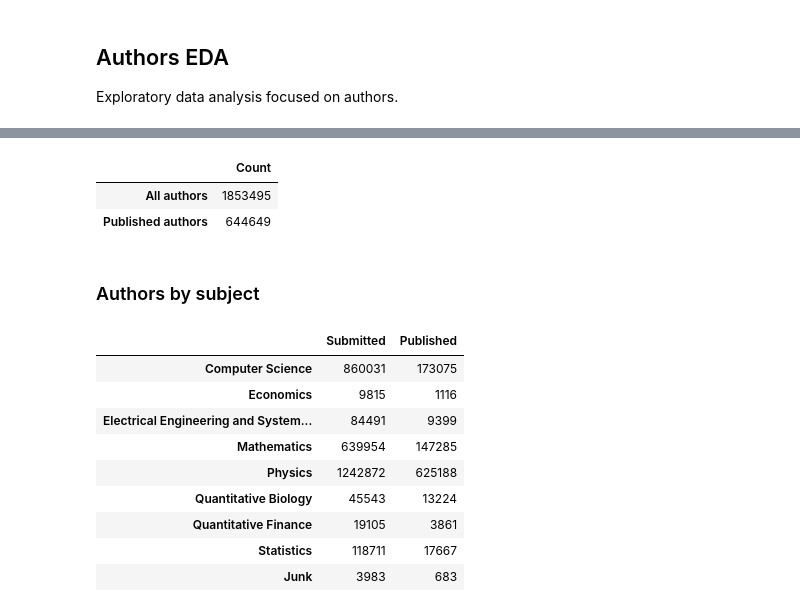
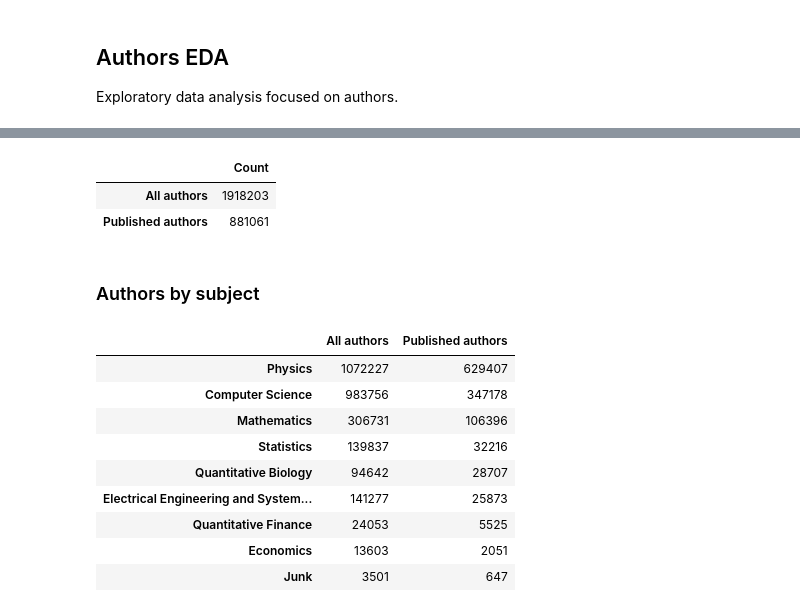
Before and after one commit to aot29/arxiv_exploratory, a Jupyter notebook: 02_authors_EDA.ipynb, the cells around one changed output, grey strips where cells are left out. Cells and saved outputs as stored; diff of their text form; code cells hidden in the pictures.

```diff
--- a/02_authors_EDA.ipynb
+++ b/02_authors_EDA.ipynb
@@ -11,5 +11,6 @@ import numpy as np
 %%time
 
 # load metadata extracted data in notebook 00_load_metadata
-arxiv_metadata = pd.read_csv('data/arxiv_metadata.zip')
+# parse the author_parsed entries into a list of authors for each paper
+arxiv_metadata = pd.read_csv('data/arxiv_metadata.zip', converters={"authors_parsed": lambda x:[entry.strip('[]') for entry in  x.split("], ")]})
 # %% [output]
@@ -18,51 +19,59 @@ Wall time: 11.4 s
 # %%
+def flatten(xss):
+    return [x for xs in xss for x in xs]
+
+def get_authors(df):
+    """Given a dataframe, return unique authors"""
+    authors = flatten(df['authors_parsed'])
+    return set(authors)
+
 def count_authors(df):
-    """Given a dataframe, count the number of unique authors"""
-    count = [author for author in df['authors_parsed']]
-    return list(set(count))
-
-# ALL AUTHORS
-all_authors = count_authors(arxiv_metadata)
-
-# PUBLISHED AUTHORS
-idx = arxiv_metadata['journal-ref'].isna()
-arxiv_published = arxiv_metadata[~idx]
-published_authors = count_authors(arxiv_published)
-
-pd.DataFrame.from_dict(
-    {'All authors': len(all_authors), 'Published authors': len(published_authors)}, orient='index', columns=["Count"])
+    """Given a dataframe, return count of unique authors"""
+    return len(get_authors(df))
-# %% [output]
-|  | Count |
-| All authors | 1853495 |
-| Published authors | 644649 |
+# %%
+# ALL AUTHORS
+all_authors = get_authors(arxiv_metadata)
+
+# PUBLISHED AUTHORS
+idx = arxiv_metadata['journal-ref'].isna()
+arxiv_published = arxiv_metadata[~idx]
+published_authors = get_authors(arxiv_published)
+
+pd.DataFrame.from_dict(
+    {'All authors': len(all_authors), 'Published authors': len(published_authors)}, orient='index', columns=["Count"])
+# %% [output]
+|  | Count |
+| All authors | 1918203 |
+| Published authors | 881061 |
 # %% [markdown]
 ### Authors by subject
 # %%
 keys = ["Computer Science", "Economics", "Electrical Engineering and Systems Science", "Mathematics", "Physics", "Quantitative Biology", "Quantitative Finance", "Statistics", "Junk"]
 # %%
 # total papers submitted, by subject
-counts_total = {key:arxiv_metadata[key].sum() for key in keys if key in arxiv_metadata.keys()}
+counts_total = {key:count_authors(arxiv_metadata[arxiv_metadata[key]==1]) for key in keys if key in arxiv_metadata.keys()}
 counts_total_df = pd.DataFrame.from_dict(counts_total, orient='index', columns=["Count"])
 counts_total_df['Subject'] = counts_total_df.index
 
 # papers published, by subject
-counts_published = {key:arxiv_published[key].sum() for key in keys if key in arxiv_published.keys()}
+counts_published = {key:count_authors(arxiv_published[arxiv_published[key]==1]) for key in keys if key in arxiv_published.keys()}
 counts_published_df = pd.DataFrame.from_dict(counts_published, orient='index', columns=["Count"])
 counts_published_df['Subject'] = counts_published_df.index
 
 # merge both into 1 dataframe
 counts_df = counts_total_df.join(counts_published_df, on="Subject", how='left', lsuffix='_left', rsuffix='_right')
 counts_df = counts_df.drop(['Subject', 'Subject_left', 'Subject_right'], axis=1)
-counts_df.rename(columns={'Count_left':'Submitted', 'Count_right':'Published'}, inplace=True)
+counts_df.rename(columns={'Count_left':'All authors', 'Count_right':'Published authors'}, inplace=True)
+counts_df.sort_values('Published authors', ascending=False, inplace=True)
 counts_df
 # %% [output]
-|  | Submitted | Published |
-| Computer Science | 860031 | 173075 |
-| Economics | 9815 | 1116 |
-| Electrical Engineering and System... | 84491 | 9399 |
-| Mathematics | 639954 | 147285 |
-| Physics | 1242872 | 625188 |
-| Quantitative Biology | 45543 | 13224 |
-| Quantitative Finance | 19105 | 3861 |
-| Statistics | 118711 | 17667 |
-| Junk | 3983 | 683 |
+|  | All authors | Published authors |
+| Physics | 1072227 | 629407 |
+| Computer Science | 983756 | 347178 |
+| Mathematics | 306731 | 106396 |
+| Statistics | 139837 | 32216 |
+| Quantitative Biology | 94642 | 28707 |
+| Electrical Engineering and System... | 141277 | 25873 |
+| Quantitative Finance | 24053 | 5525 |
+| Economics | 13603 | 2051 |
+| Junk | 3501 | 647 |
```
Also changed, not shown: parts of 10 cells of this notebook, 1 other file.
